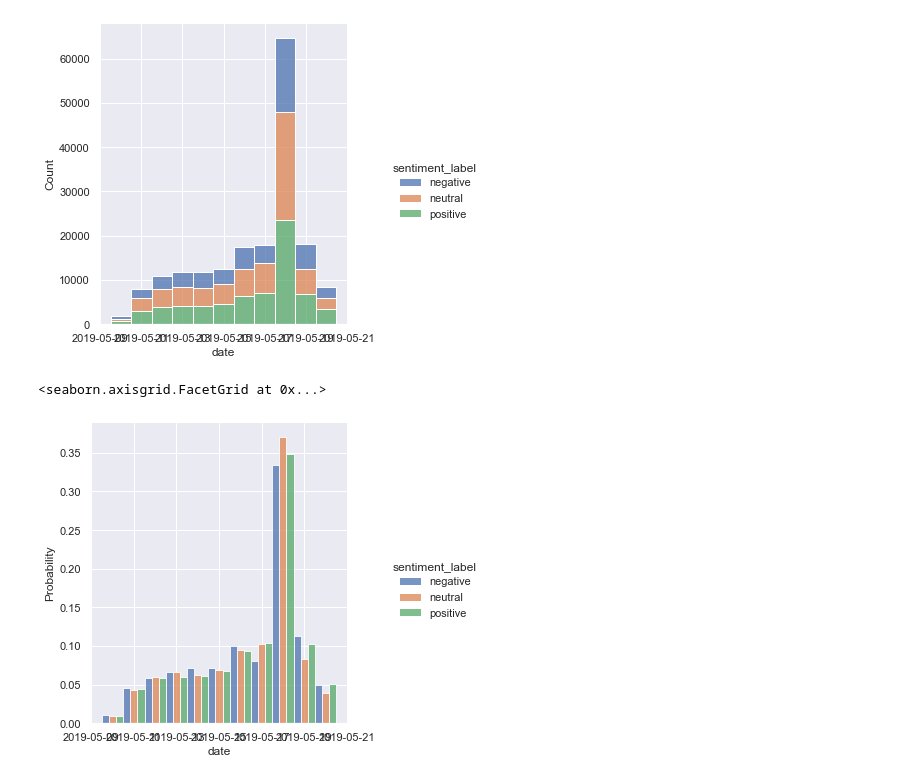
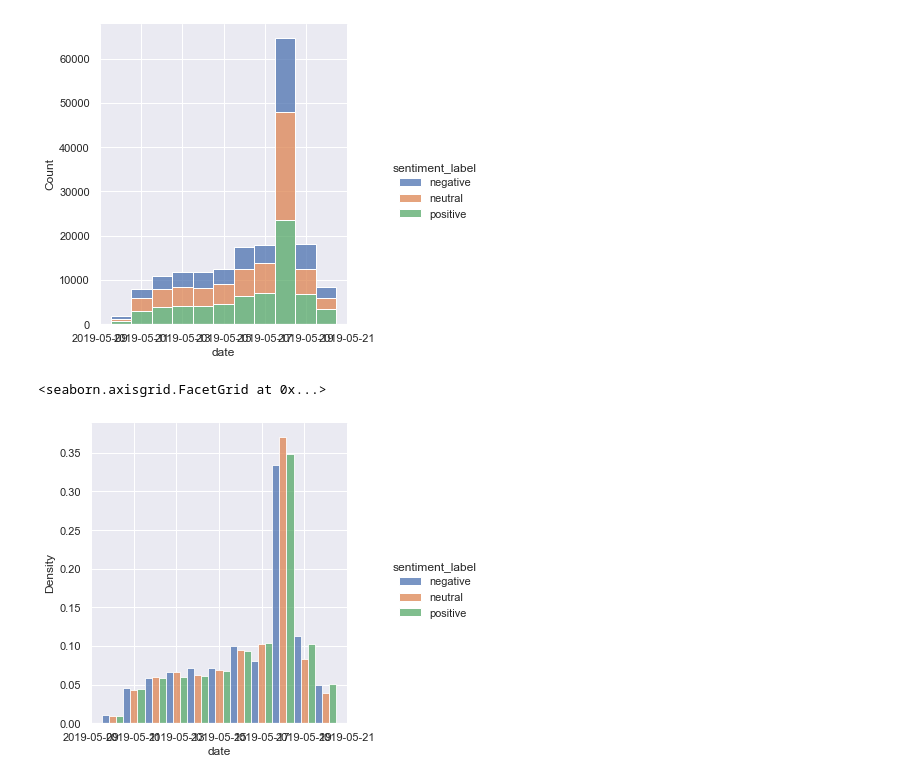
Before and after one commit to crisandrodr/AustralianElections, a Jupyter notebook: DataVisualization.ipynb, the cells around one changed output. Cells and saved outputs as stored; diff of their text form; code cells hidden in the pictures.

```diff
--- a/DataVisualization.ipynb
+++ b/DataVisualization.ipynb
@@ -211,14 +211,14 @@ sns.displot(df_temp, x = 'date', hue = 'sentiment_label', multiple = 'stack')
 # %%
 #Proportions
 #datetime.strptime(list(df_data['date'])[0], '%Y-%m-%d %H:%M:%S')
 df_temp = df_data[['date','sentiment_label']]
 df_temp['date'] = pd.to_datetime(df_temp['date']).dt.date
 df_temp = df_temp.sort_values('date')
 df_temp
 
 #df_temp = df_temp.sort_values('date')
 #df_temp = pd.DataFrame(df_temp.value_counts())
-sns.displot(df_temp, x = 'date', hue = 'sentiment_label', multiple = 'dodge', common_norm = False, stat= 'probability')
+sns.displot(df_temp, x = 'date', hue = 'sentiment_label', multiple = 'dodge', common_norm = False, stat= 'density')
 # %% [output]
 <seaborn.axisgrid.FacetGrid at 0x...>
-[figure, old version]
+[figure, new version]
```
Also changed, not shown: parts of 11 cells of this notebook, 4 other files.
